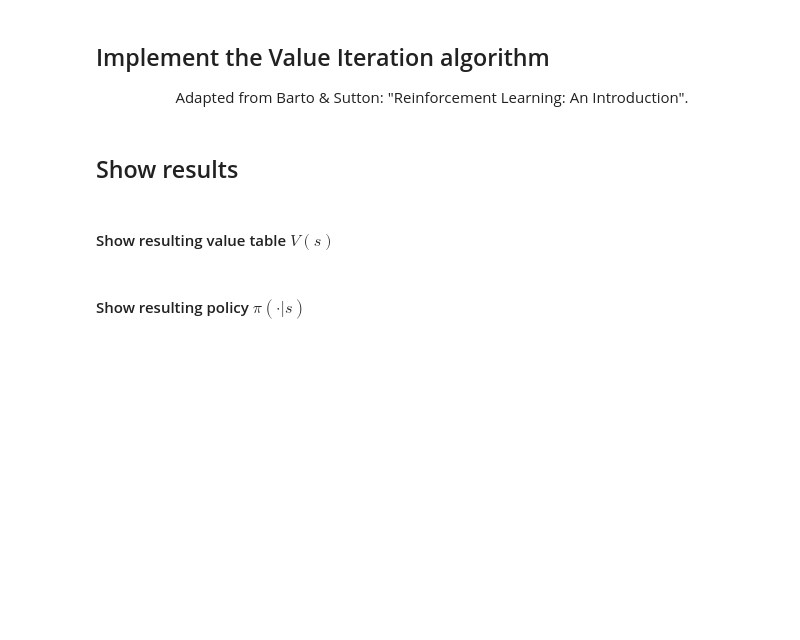
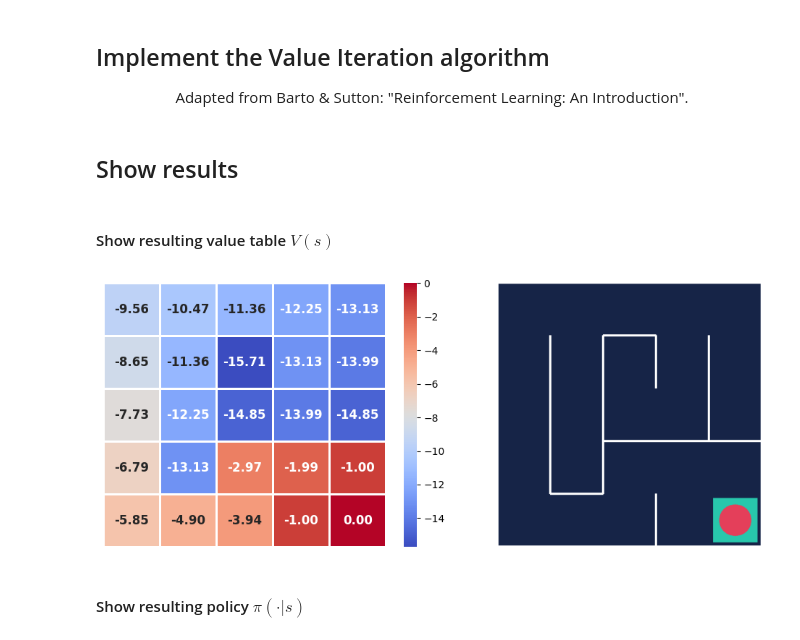
Before and after one commit to votinh1623/Learning-DRL, a Jupyter notebook: Section_3_value_iteration.ipynb, the cells around one changed output. Cells and saved outputs as stored; diff of their text form; code cells hidden in the pictures; blank space fills up the shorter version.

```diff
--- a/Section_3_value_iteration.ipynb
+++ b/Section_3_value_iteration.ipynb
@@ -346,5 +373,9 @@ plot_policy(policy_probs, frame )
 ## Show results
 # %% [markdown]
 #### Show resulting value table $V(s)$
+# %%
+plot_values(state_values, frame)
+# %% [output]
+[figure, added]
 # %% [markdown]
 #### Show resulting policy $\pi(\cdot|s)$
```
Also changed, not shown: parts of 7 cells of this notebook.
